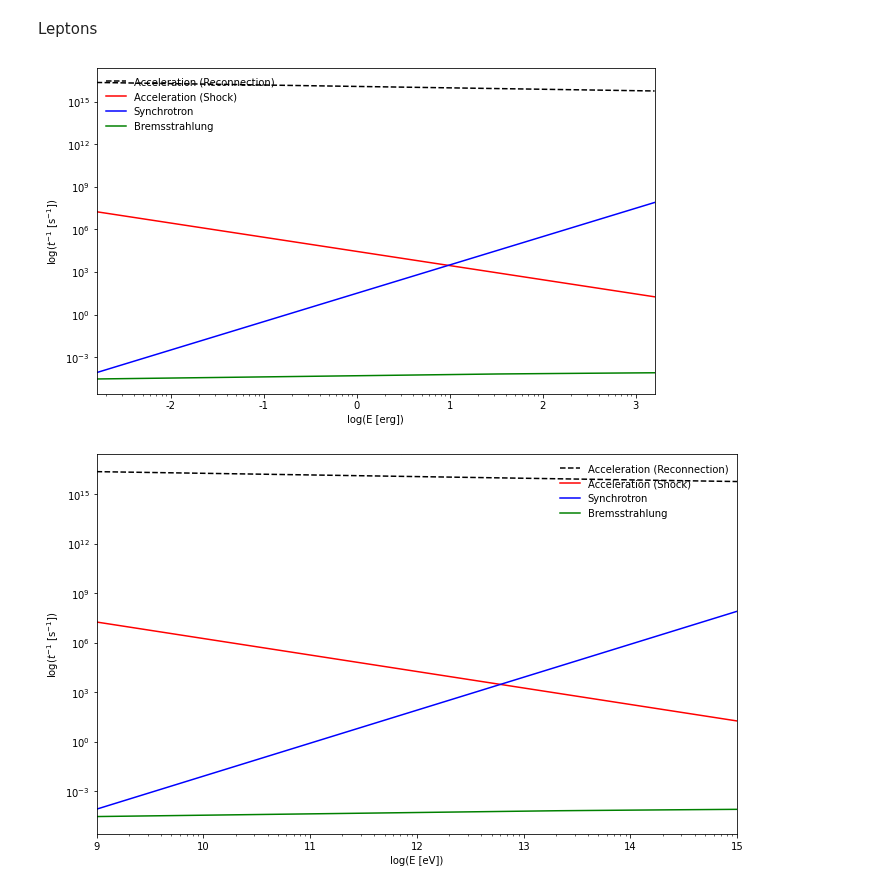
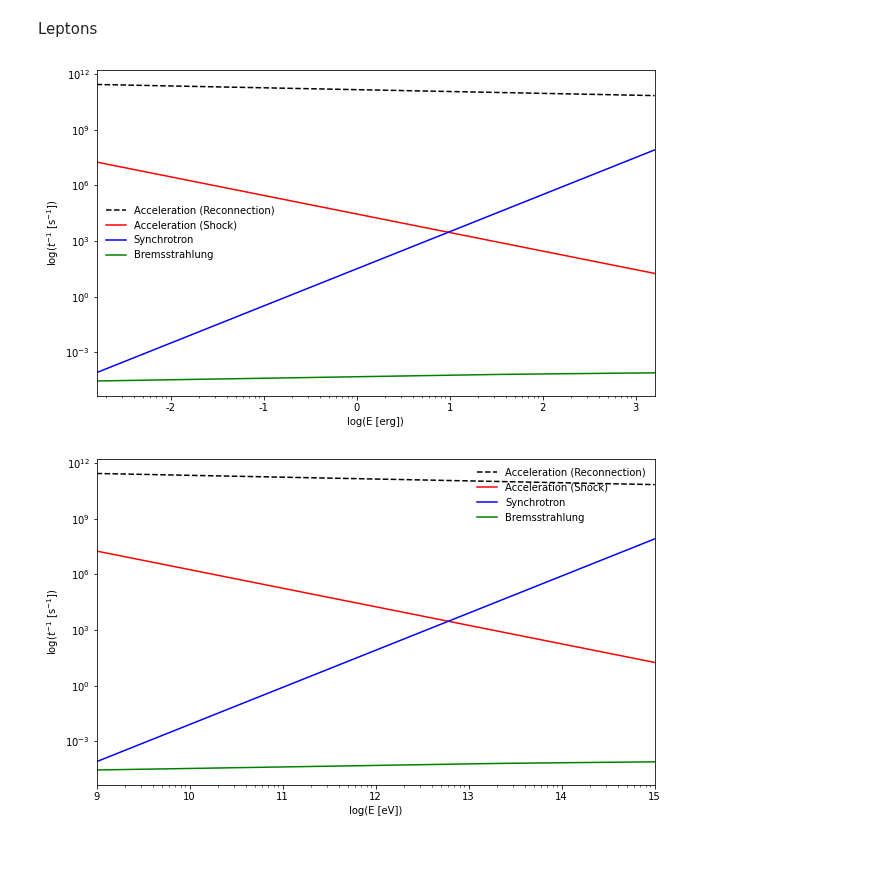
Before and after one commit to luanapassosreis/AGN_Studies, a Jupyter notebook: reconnection_acceleration.ipynb, the cells around one changed output. Saved outputs shown, nothing was run; the diff lists cells and outputs as text; code cells hidden in the pictures; blank space fills up the shorter version.

```diff
--- a/reconnection_acceleration.ipynb
+++ b/reconnection_acceleration.ipynb
@@ -234,7 +230,7 @@ def tacc_e_rec(E, lacc, B, rho):
     t0 = lacc / va # [s] Alfvén time
     E0 = m_p*c*c # [erg]
 
-    return 1.3e5 * np.sqrt(m_p/m_e) * ((E/E0)**(-0.1)) * t0**(-1)
+    return 1.5 * np.sqrt(m_p/m_e) * ((E/E0)**(-0.1)) * t0**(-1)
 
 
 ## Leptonic Radiative Losses
@@ -314,27 +309,26 @@ plt.savefig('plots/cooling_leptons_erg.png',dpi=300)
 
 plt.show()
 # %% [output]
-[figure, old version]
+[figure, new version]
 # %%
 ## eV
 
 plt.figure(figsize=(10, 6))
 
 plt.loglog(Ee/erg,tacc_e_rec(Ee, l_x, B_c, rho),'--',label='Acceleration (Reconnection)',color='k')
 plt.loglog(Ee/erg,tacc_shock(B_c, Ee),label='Acceleration (Shock)',color='r')
 plt.loglog(Ee/erg,tloss_syn(Ee, B_c, m_e),label='Synchrotron',color='blue')
 plt.loglog(Ee/erg,tloss_bre(n_c, 1, Ee),label='Bremsstrahlung',color='green')
 
 plt.xlim((Ee.min()/erg,Ee.max()/erg))
 plt.legend(frameon=False,loc='upper right')
 plt.xlabel('log(E [eV])')
 plt.ylabel('log($t^{-1}$ [s$^{-1}$])')
 # plt.ylim((1e-11,1e9))
 plt.xticks([1e9,1e10,1e11,1e12,1e13,1e14,1e15],labels=['9','10','11','12','13','14','15'])
 
-plt.tight_layout()
 plt.savefig('plots/cooling_leptons_eV.png',dpi=300)
 
 plt.show()
 # %% [output]
-[figure, old version]
+[figure, new version]
```
Also changed, not shown: parts of 3 cells of this notebook, 4 other files.
